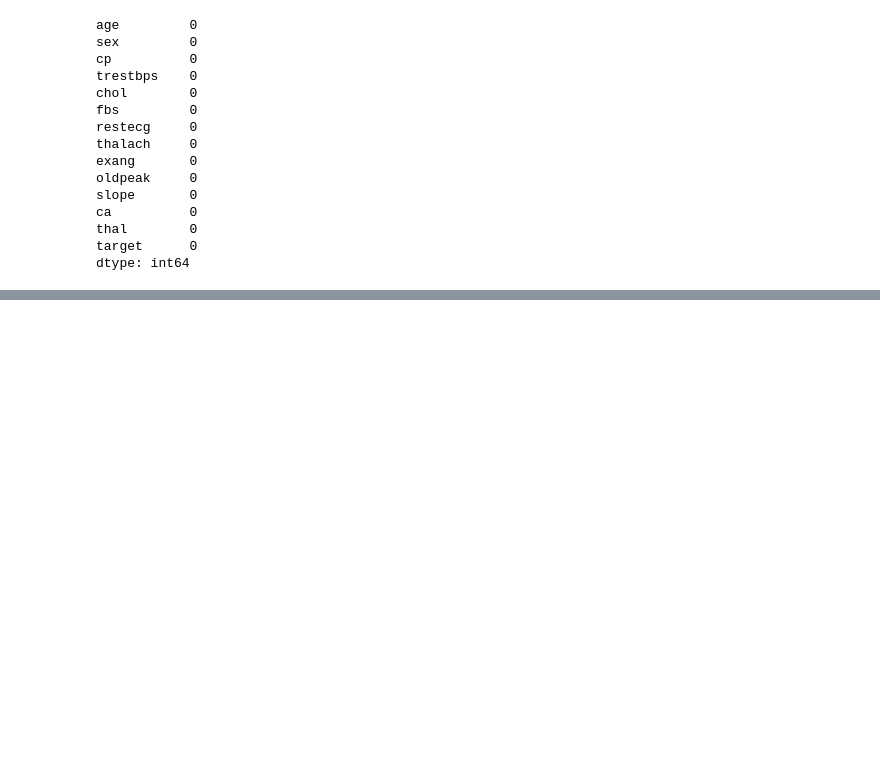
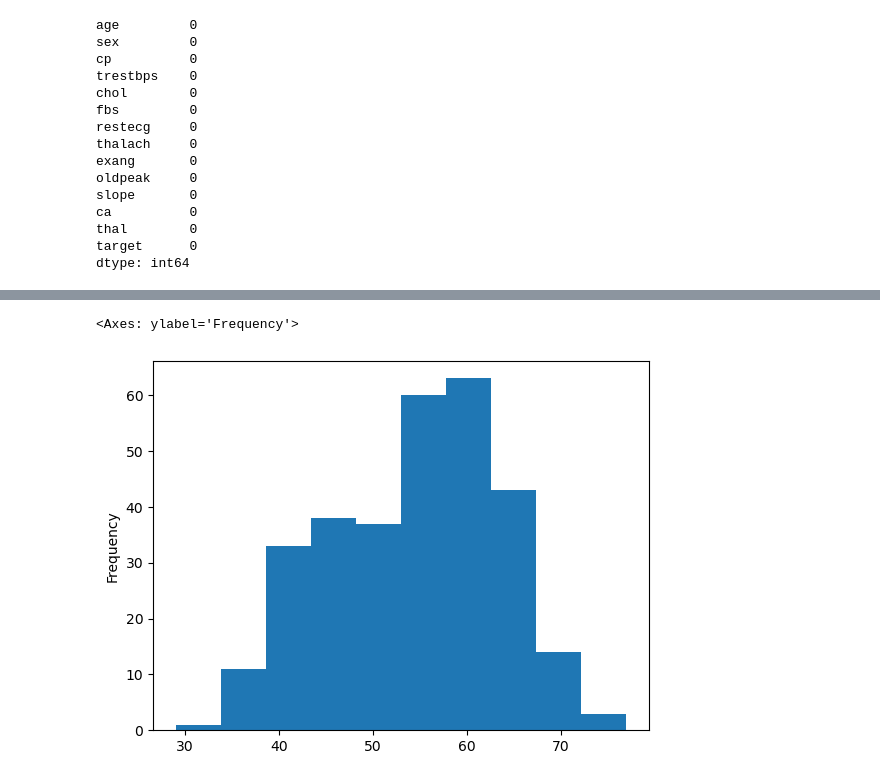
Before and after one commit to abdullahsultan/ML_Understanding, a Jupyter notebook: EndToEndHeartDiseaseClassification.ipynb, the cells around one changed output, grey strips where cells are left out. Saved outputs shown, nothing was run; the diff lists cells and outputs as text; code cells hidden in the pictures; blank space fills up the shorter version.

```diff
--- a/EndToEndHeartDiseaseClassification.ipynb
+++ b/EndToEndHeartDiseaseClassification.ipynb
@@ -170,0 +216,6 @@ dtype: int64
+# %%
+# Check the distribution of age col with hist # check age rough verification
+df.age.plot.hist()
+# %% [output]
+<Axes: ylabel='Frequency'>
+[figure, added]
```
Also changed, not shown: parts of 12 cells of this notebook.
